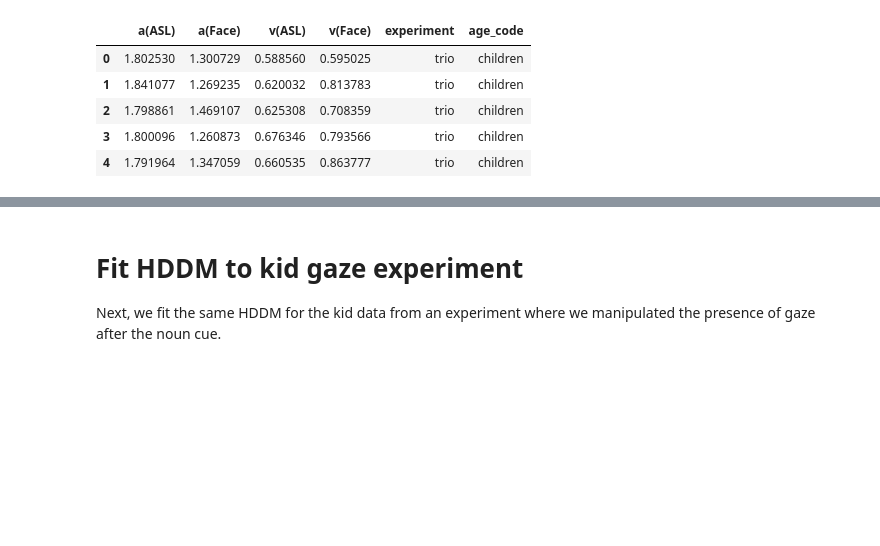
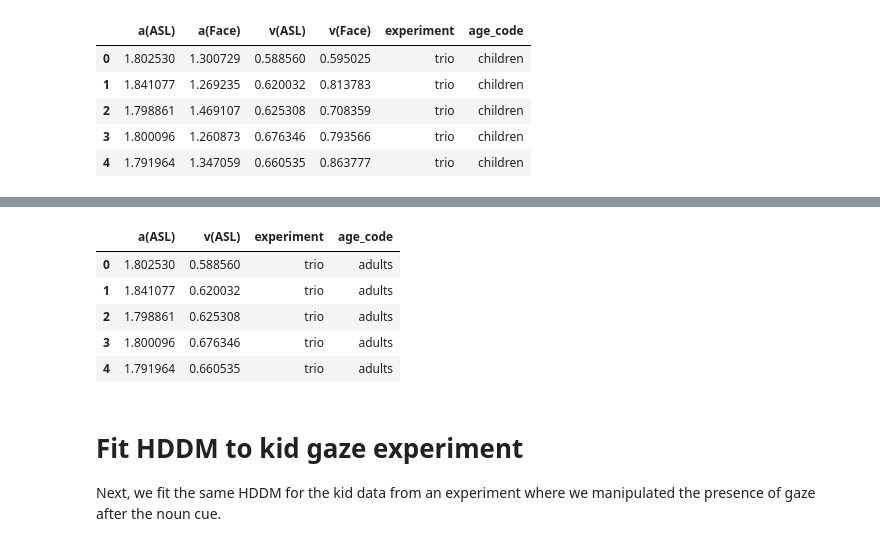
Before and after one commit to kemacdonald/speed-acc, a Jupyter notebook: R/analysis/ddm/Speed-Acc_HDDM_fit.ipynb, the cells around one changed output, grey strips where cells are left out. Drawn from its saved outputs; the diff is of its cells as text; code cells hidden in the pictures; blank space fills up the shorter version.

```diff
--- a/R/analysis/ddm/Speed-Acc_HDDM_fit.ipynb
+++ b/R/analysis/ddm/Speed-Acc_HDDM_fit.ipynb
@@ -98,0 +126,12 @@ trio_df.to_csv("../../../data/3_final_merged_data/hddm_output/hddm_posterior_sam
+# %%
+trio_df_adults = model_to_df(m_stim, param_list= ['a(ASL)', 'v(ASL)'])
+trio_df_adults['experiment'] = "trio"
+trio_df_adults['age_code'] = "adults"
+trio_df_adults.head()
+# %% [output]
+|  | a(ASL) | v(ASL) | experiment | age_code |
+| 0 | 1.802530 | 0.588560 | trio | adults |
+| 1 | 1.841077 | 0.620032 | trio | adults |
+| 2 | 1.798861 | 0.625308 | trio | adults |
+| 3 | 1.800096 | 0.676346 | trio | adults |
+| 4 | 1.791964 | 0.660535 | trio | adults |
```
Also changed, not shown: parts of 9 cells of this notebook, 4 other files.
